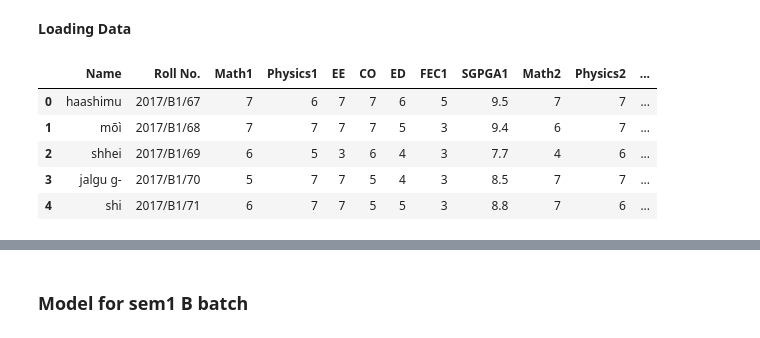
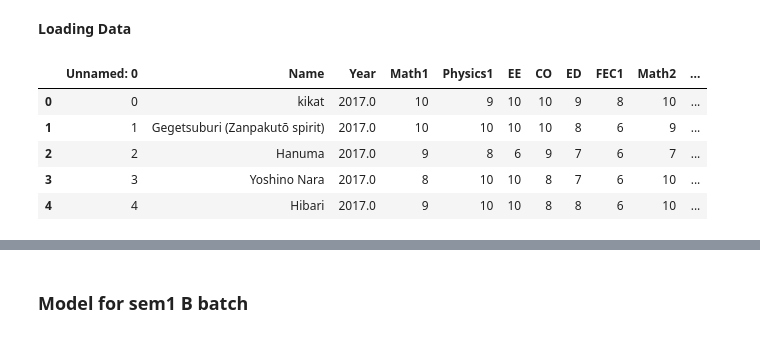
Before and after one commit to varangrai/Grades-Analysis, a Jupyter notebook: Data Training.ipynb, the cells around one changed output, grey strips where cells are left out. Cells and saved outputs as stored; diff of their text form; code cells hidden in the pictures.

```diff
--- a/Data Training.ipynb
+++ b/Data Training.ipynb
@@ -13,16 +13,13 @@ import tensorflow as tf
 from sklearn.model_selection import train_test_split
 # %% [markdown]
 **Loading Data**
-# %%
-vp = pd.read_csv('/content/vp.csv')
-vp[vp.columns[0]] = np.random.choice(new_names,len(vp[vp.columns[0]]))
-vp.head()
-# %% [output]
-|  | Name | Roll No. | Math1 | Physics1 | EE | CO | ED | FEC1 | SGPGA1 | Math2 | Physics2 | ... |
-| 0 | haashimu | 2017/B1/67 | 7 | 6 | 7 | 7 | 6 | 5 | 9.5 | 7 | 7 | ... |
-| 1 | mōì | 2017/B1/68 | 7 | 7 | 7 | 7 | 5 | 3 | 9.4 | 6 | 7 | ... |
-| 2 | shhei | 2017/B1/69 | 6 | 5 | 3 | 6 | 4 | 3 | 7.7 | 4 | 6 | ... |
-| 3 | jalgu g- | 2017/B1/70 | 5 | 7 | 7 | 5 | 4 | 3 | 8.5 | 7 | 7 | ... |
-| 4 | shi | 2017/B1/71 | 6 | 7 | 7 | 5 | 5 | 3 | 8.8 | 7 | 6 | ... |
 # %%
-vp = pd.read_csv('/content/vp.csv')
+vp = pd.read_csv('vpf.csv')
+vp.head()
+# %% [output]
+|  | Unnamed: 0 | Name | Year | Math1 | Physics1 | EE | CO | ED | FEC1 | Math2 | ... |
+| 0 | 0 | kikat | 2017.0 | 10 | 9 | 10 | 10 | 9 | 8 | 10 | ... |
+| 1 | 1 | Gegetsuburi (Zanpakutō spirit) | 2017.0 | 10 | 10 | 10 | 10 | 8 | 6 | 9 | ... |
+| 2 | 2 | Hanuma | 2017.0 | 9 | 8 | 6 | 9 | 7 | 6 | 7 | ... |
+| 3 | 3 | Yoshino Nara | 2017.0 | 8 | 10 | 10 | 8 | 7 | 6 | 10 | ... |
+| 4 | 4 | Hibari | 2017.0 | 9 | 10 | 10 | 8 | 8 | 6 | 10 | ... |
```
Also changed, not shown: parts of 63 cells of this notebook, 1 other file.
